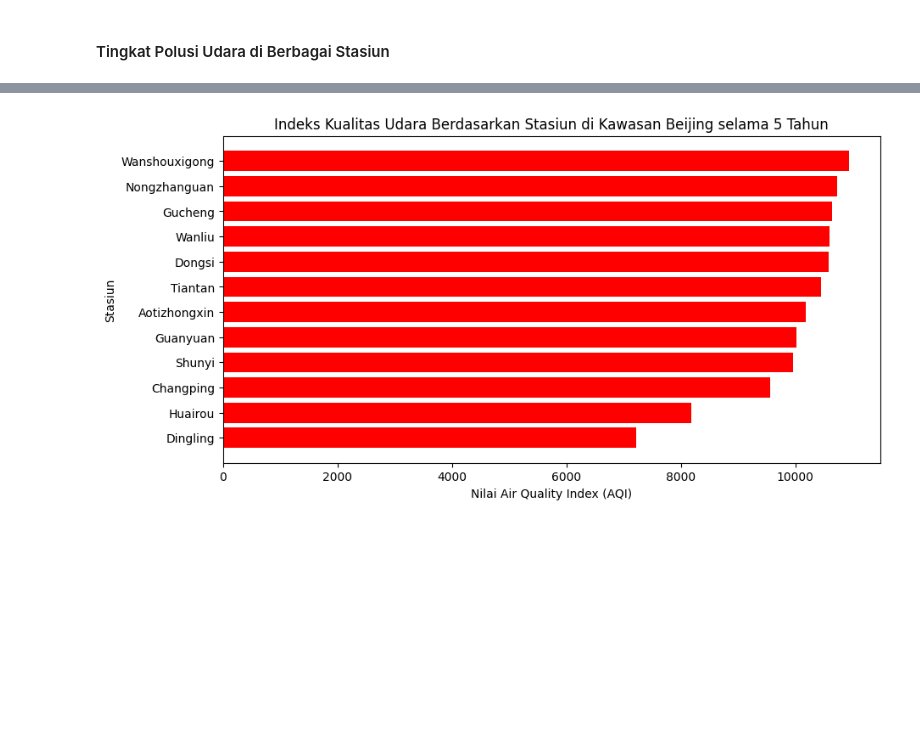
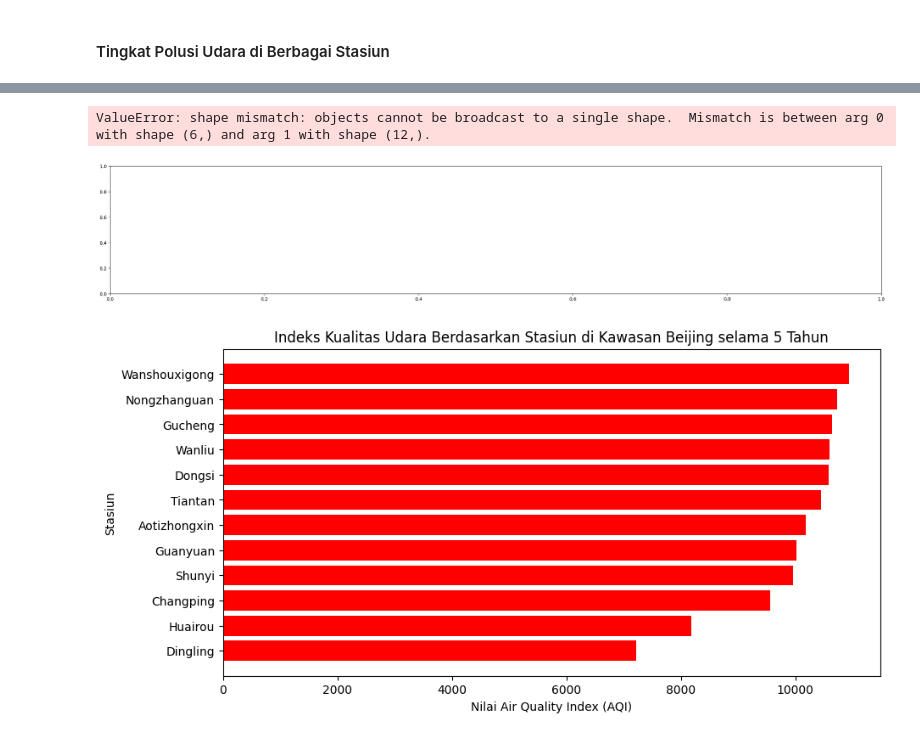
Before and after one commit to QaruzDin/Air-quality-dataset, a Jupyter notebook: Submission/notebook.ipynb, the cells around one changed output, grey strips where cells are left out. Drawn from its saved outputs; the diff is of its cells as text; code cells hidden in the pictures; blank space fills up the shorter version.

Commit message:
Masih bekerja di Visual Data #2

```diff
--- a/Submission/notebook.ipynb
+++ b/Submission/notebook.ipynb
@@ -1235,0 +1231,7 @@ Beijing_in_AQICategorySum
+# %%
+polutant_in_2013 = polutantSum_byYear[polutantSum_byYear['Tahun'] == 2013]
+polutant_in_2014 = polutantSum_byYear[polutantSum_byYear['Tahun'] == 2014]
+polutant_in_2015 = polutantSum_byYear[polutantSum_byYear['Tahun'] == 2015]
+polutant_in_2016 = polutantSum_byYear[polutantSum_byYear['Tahun'] == 2016]
+polutant_in_2017 = polutantSum_byYear[polutantSum_byYear['Tahun'] == 2017]
+allPolutant = polutantParam_Avg + polutantParam_Max
@@ -1235,0 +1254,15 @@ Beijing_in_AQICategorySum
+# %%
+xPos= np.arange(len(polutantSum_byYear['Tahun']))
+xPos= np.arange(len([1,1,1,1,1,1]))
+barWidth = 0.2
+# %%
+plt.figure(figsize=(30,5))
+plt.bar(xPos, polutant_in_2013['PM2.5'].to_list(), width=barWidth, label='Aotizhongxin')
+plt.xlabel('Stasiun')
+plt.ylabel('ug/m3')
+plt.title('PM 2.5')
+plt.legend()
+plt.show()
+# %% [output]
+ValueError: shape mismatch: objects cannot be broadcast to a single shape.  Mismatch is between arg 0 with shape (6,) and arg 1 with shape (12,).
+[figure, added]
```
Also changed, not shown: parts of 13 cells of this notebook, 1 other file.
